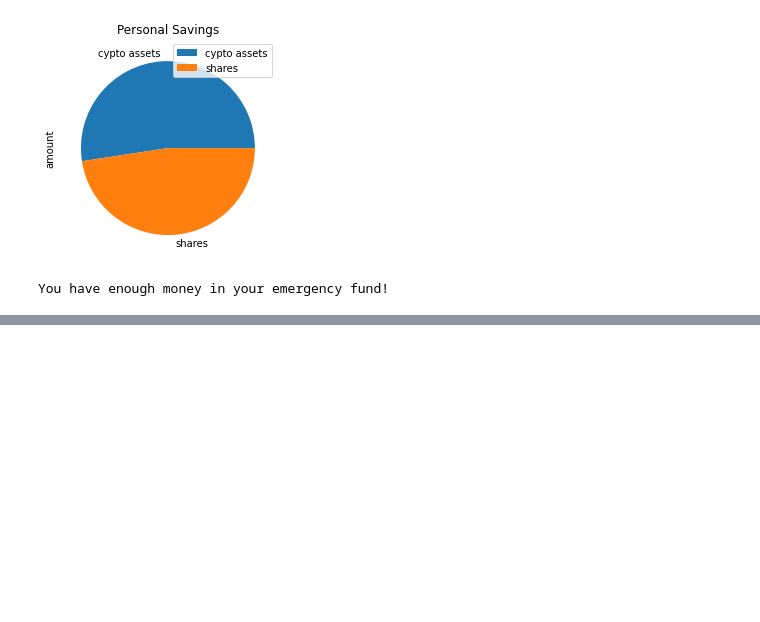
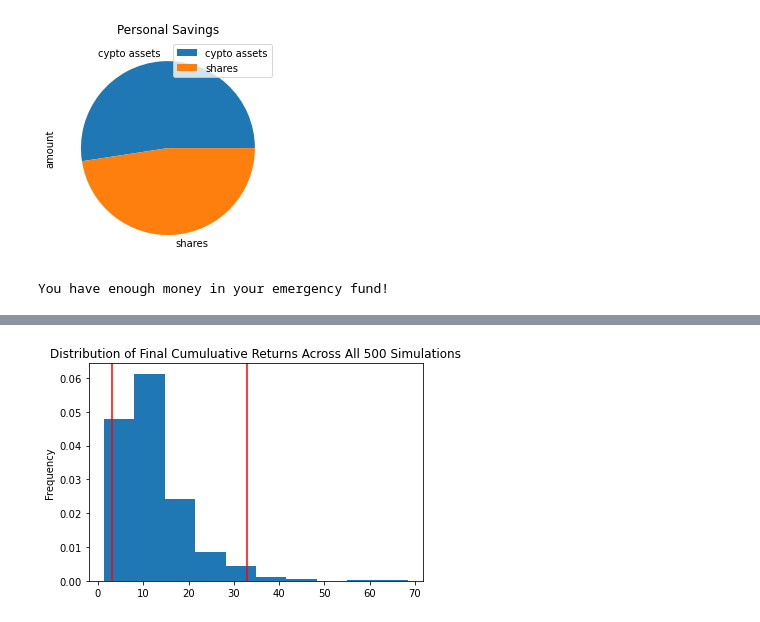
Before and after one commit to maxla777/API_Homework, a Jupyter notebook: Untitled.ipynb, the cells around one changed output, grey strips where cells are left out. Drawn from its saved outputs; the diff is of its cells as text; code cells hidden in the pictures; blank space fills up the shorter version.

```diff
--- a/Untitled.ipynb
+++ b/Untitled.ipynb
@@ -270,5 +317,7 @@ df_stock_data.head()
 # %%
 # Plot probability distribution and confidence intervals
-# YOUR CODE HERE!
+dist_plot = MC_even_dist.plot_distribution()
+# %% [output]
+[figure, added]
 # %%
 # Fetch summary statistics from the Monte Carlo simulation results
```
Also changed, not shown: parts of 7 cells of this notebook.
